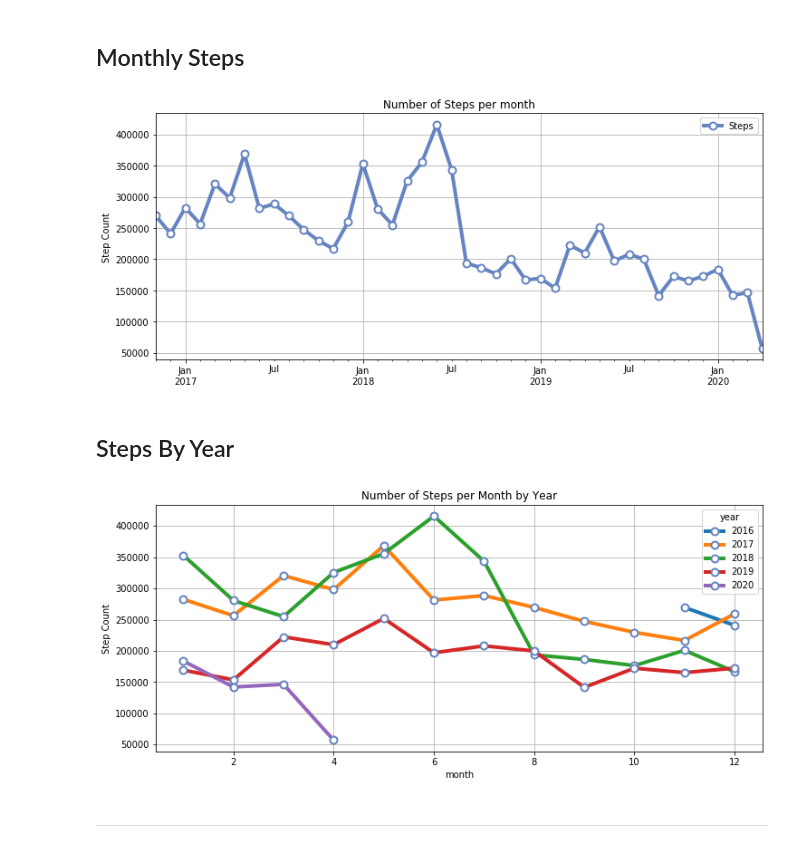
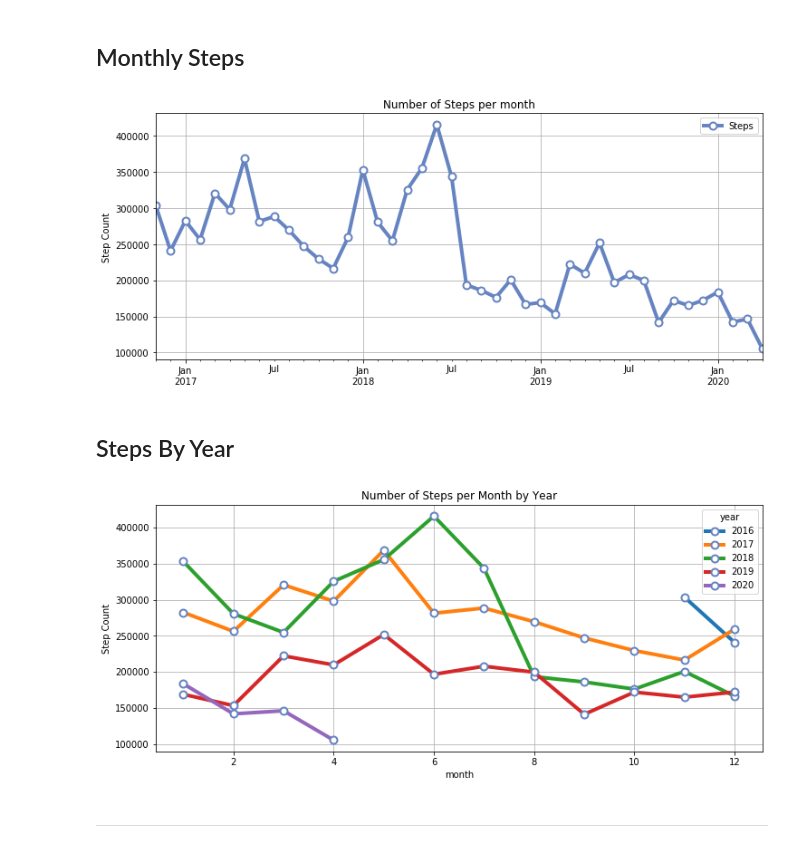
Before and after one commit to gregmames/qs_ledger, a Jupyter notebook: apple_health/apple_health_data_processor.ipynb, the cells around one changed output. Drawn from its saved outputs; the diff is of its cells as text; code cells hidden in the pictures.

```diff
--- a/apple_health/apple_health_data_processor.ipynb
+++ b/apple_health/apple_health_data_processor.ipynb
@@ -213,8 +191,10 @@ To beat my 2019 steps I will need to walk 6687 steps per day for the rest of the
 # %% [markdown]
 ## Monthly Steps
 # %%
-df = steps_by_date.drop('RollingMeanSteps', axis=1)
-df = df.resample('M', on='date').sum()
+df = steps_by_date.copy()
+df['date'] = pd.to_datetime(df['date'])
+df=df.set_index('date')
+df = df.resample('M').sum()
 # df.head()
 
 chart_title = 'Number of Steps per month'
@@ -230,29 +210,30 @@ ax.set_title(chart_title)
 
 plt.show()
 # %% [output]
-[figure, old version]
+[figure, new version]
 # %% [markdown]
 ## Steps By Year
 # %%
 # Group data by year in pivot table
-df2 = steps_by_date.drop(['RollingMeanSteps'], axis=1)
+df2 = steps_by_date.copy()
+df2['date'] = pd.to_datetime(df2['date'])
 df2['year'] = df2['date'].dt.year
 df2['month'] = df2['date'].dt.month
 
 df3 = pd.pivot_table(df2, index='month', columns='year', values='Steps', aggfunc='sum')
 chart_title = 'Number of Steps per Month by Year'
 
 ax = df3.plot(kind='line', figsize=[12, 5], linewidth=4, alpha=1, marker='o',
                       markeredgecolor='#6684c1', markerfacecolor='w', markersize=8, markeredgewidth=2)
 
 ax.yaxis.grid(True)
 ax.xaxis.grid(True)
 ax.set_ylabel('Step Count')
 ax.set_title(chart_title)
 
 plt.show()
 # %% [output]
-[figure, old version]
+[figure, new version]
 # %% [markdown]
 ----
 # %% [markdown]
```
Also changed, not shown: parts of 23 cells of this notebook, 22 other files.
